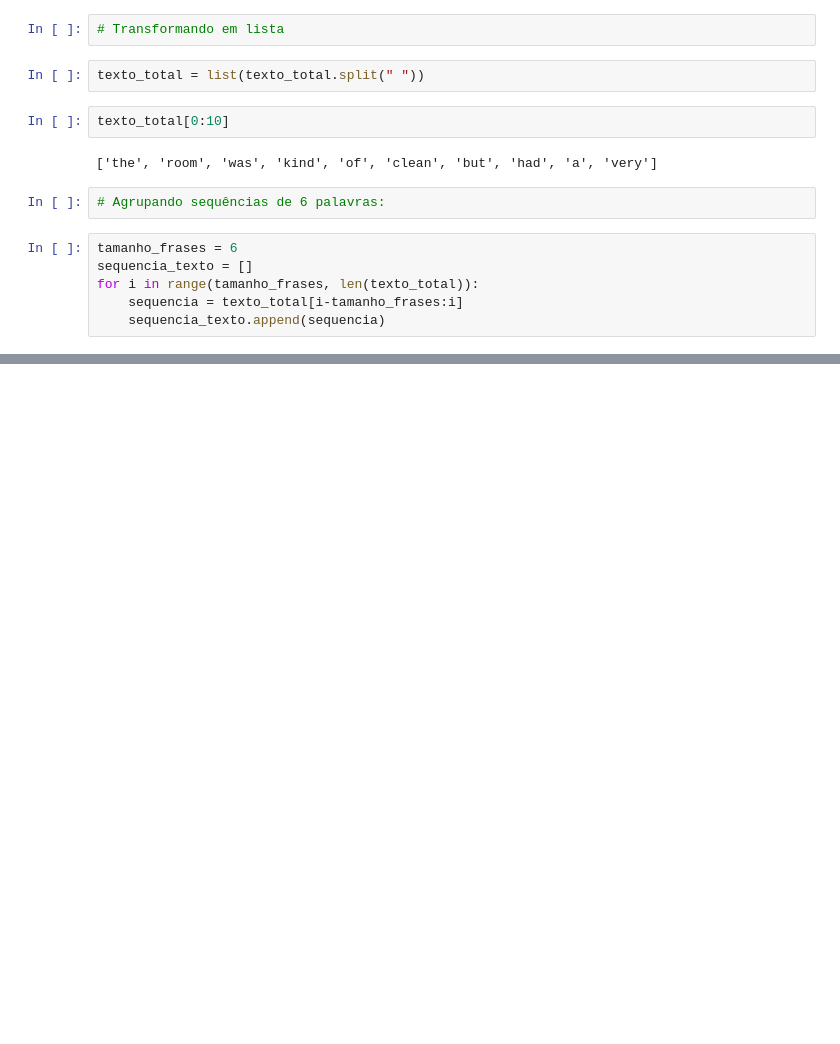
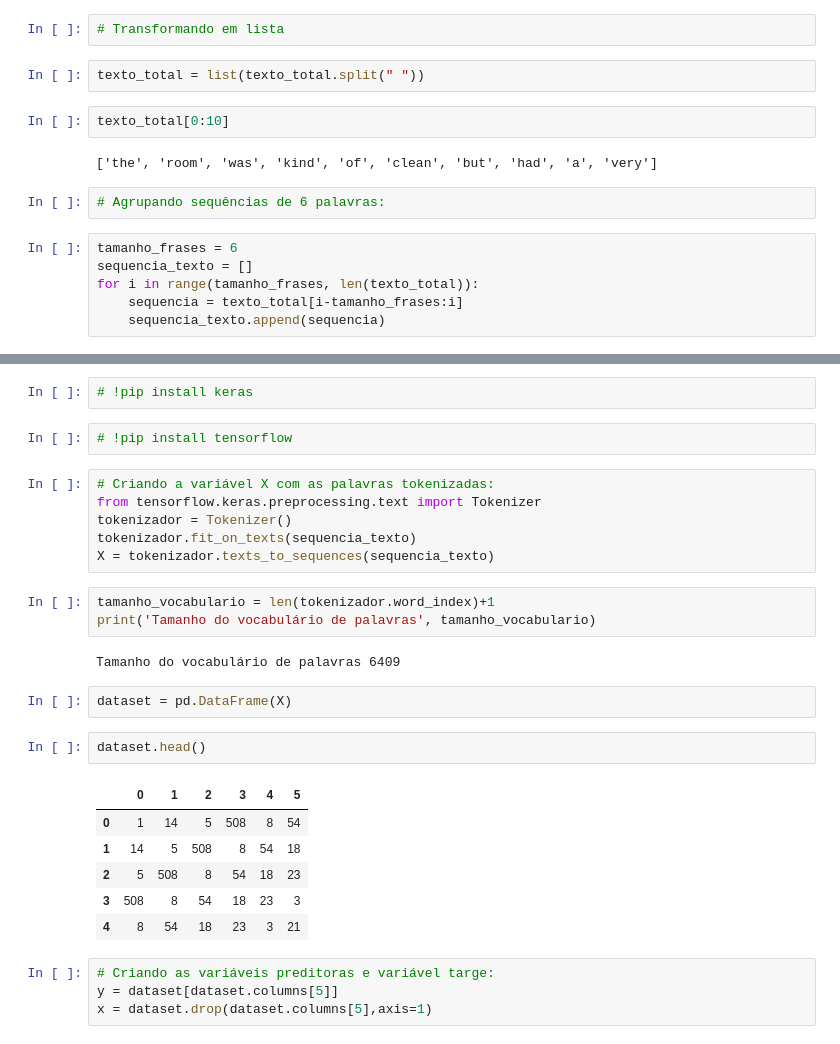
Before and after one commit to lucasjsbarbosa/projeto_nlp, a Jupyter notebook: Prevendo próxima palavra LSTM.ipynb, the cells around one changed output, grey strips where cells are left out. Saved outputs shown, nothing was run; the diff lists cells and outputs as text; blank space fills up the shorter version.

```diff
--- a/Prevendo próxima palavra LSTM.ipynb
+++ b/Prevendo próxima palavra LSTM.ipynb
@@ -90,0 +102,30 @@ AttributeError: 'list' object has no attribute 'head'
+# %%
+# !pip install keras
+# %%
+# !pip install tensorflow
+# %%
+# Criando a variável X com as palavras tokenizadas:
+from tensorflow.keras.preprocessing.text import Tokenizer
+tokenizador = Tokenizer()
+tokenizador.fit_on_texts(sequencia_texto)
+X = tokenizador.texts_to_sequences(sequencia_texto)
+# %%
+tamanho_vocabulario = len(tokenizador.word_index)+1
+print('Tamanho do vocabulário de palavras', tamanho_vocabulario)
+# %% [output]
+Tamanho do vocabulário de palavras 6409
+# %%
+dataset = pd.DataFrame(X)
+# %%
+dataset.head()
+# %% [output]
+|  | 0 | 1 | 2 | 3 | 4 | 5 |
+| 0 | 1 | 14 | 5 | 508 | 8 | 54 |
+| 1 | 14 | 5 | 508 | 8 | 54 | 18 |
+| 2 | 5 | 508 | 8 | 54 | 18 | 23 |
+| 3 | 508 | 8 | 54 | 18 | 23 | 3 |
+| 4 | 8 | 54 | 18 | 23 | 3 | 21 |
+# %%
+# Criando as variáveis preditoras e variável targe:
+y = dataset[dataset.columns[5]]
+x = dataset.drop(dataset.columns[5],axis=1)
```
Also changed, not shown: parts of 7 cells of this notebook, 1 other file.
